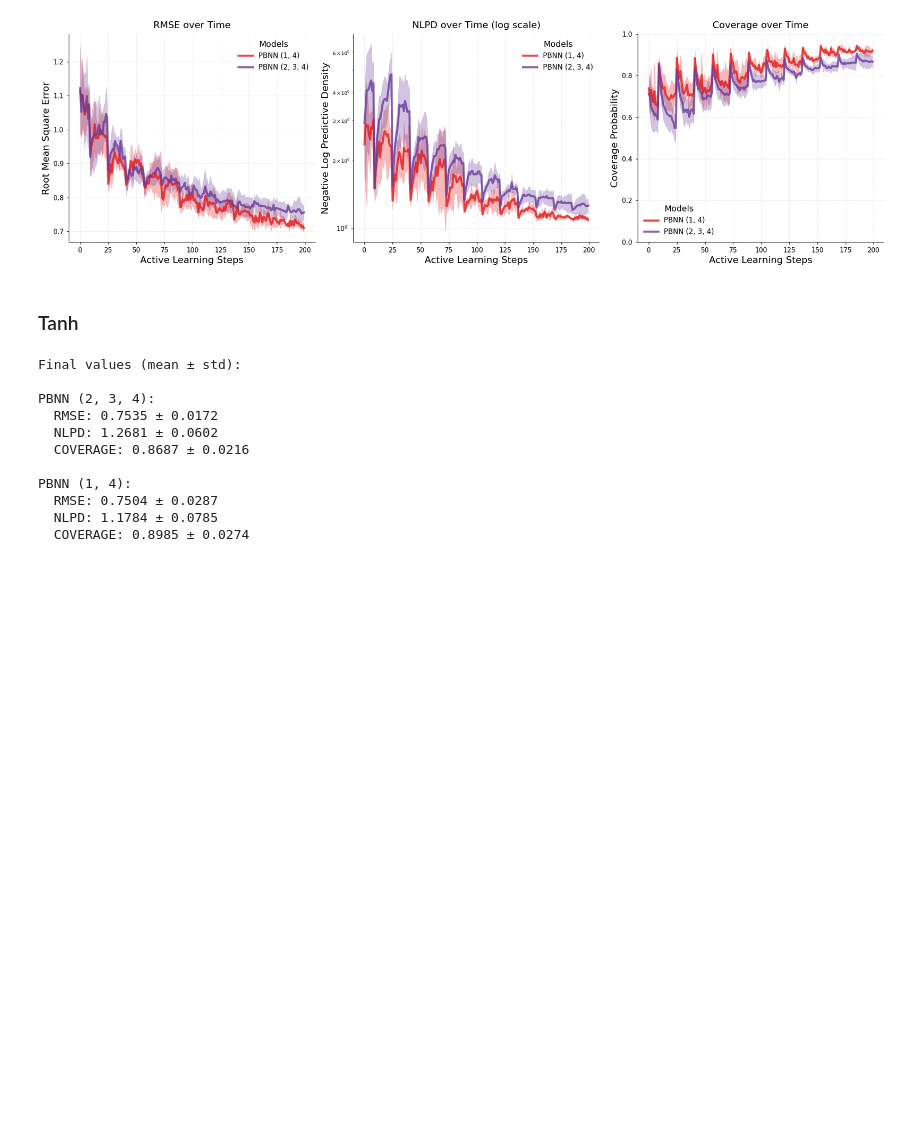
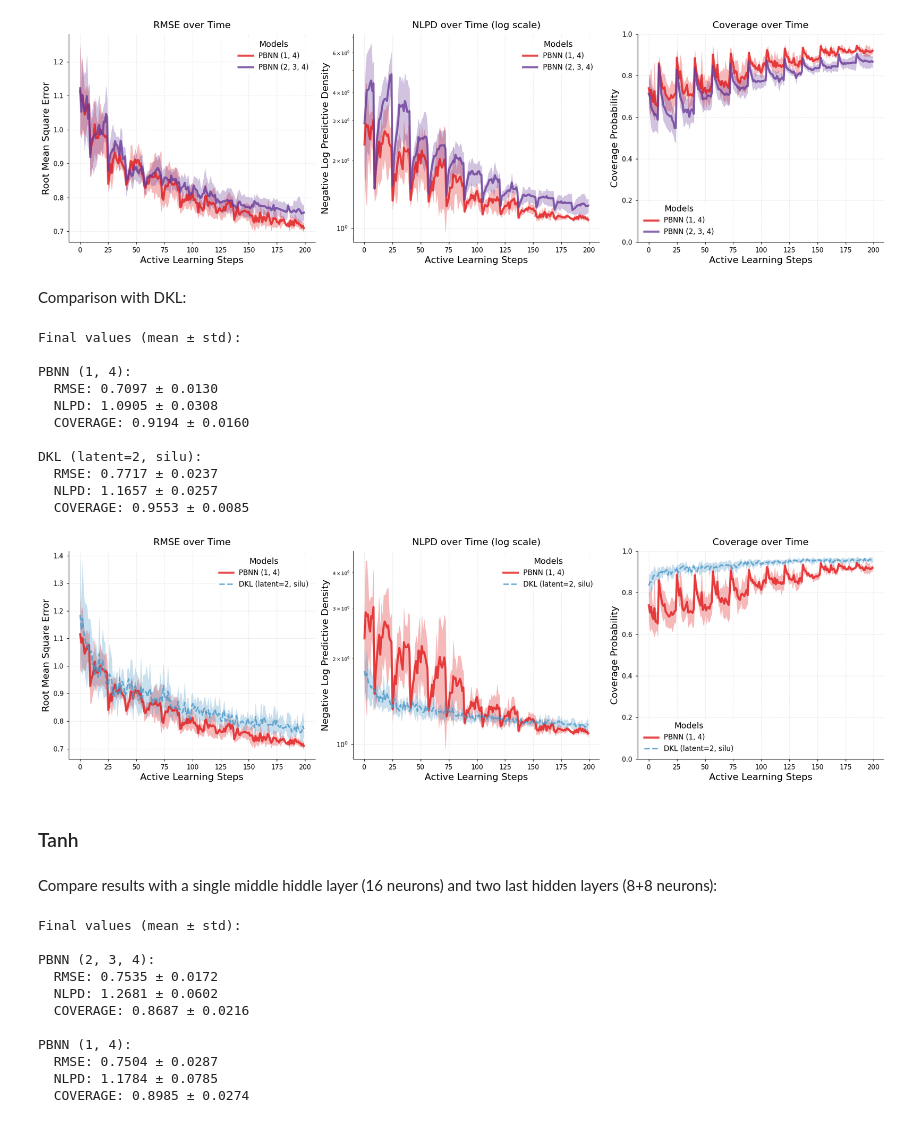
Before and after one commit to ziatdinovmax/NeuroBayes, a Jupyter notebook: active_learning_scripts/esol/viz.ipynb, the cells around one changed output. Saved outputs shown, nothing was run; the diff lists cells and outputs as text; code cells hidden in the pictures; blank space fills up the shorter version.

```diff
--- a/active_learning_scripts/esol/viz.ipynb
+++ b/active_learning_scripts/esol/viz.ipynb
@@ -379,8 +408,39 @@ PBNN (2, 3, 4):
   NLPD: 1.2595 ± 0.0947
   COVERAGE: 0.8676 ± 0.0287
 [figure]
+# %% [markdown]
+Comparison with DKL:
+# %%
+pbnn_files = [
+    'results/pbnn321688/esol_probdense1-dense4_steps200_epochs2000_lr0.005_20241202_064817.pkl',
+]
+
+dkl_files = [
+    'results/dkl321688/esol_dkl_comparison_latent2_silu_20241206_013705.pkl'
+]
+
+plot_comparison(
+    pbnn_files=pbnn_files,
+    dkl_files=dkl_files,
+    save_path='comparison_plot-dkl-pbnn321688-silu.png'
+);
+# %% [output]
+Final values (mean ± std):
+
+PBNN (1, 4):
+  RMSE: 0.7097 ± 0.0130
+  NLPD: 1.0905 ± 0.0308
+  COVERAGE: 0.9194 ± 0.0160
+
+DKL (latent=2, silu):
+  RMSE: 0.7717 ± 0.0237
+  NLPD: 1.1657 ± 0.0257
+  COVERAGE: 0.9553 ± 0.0085
+[figure, added]
 # %% [markdown]
 ### Tanh
+# %% [markdown]
+Compare results with a single middle hiddle layer (16 neurons) and two last hidden layers (8+8 neurons):
 # %%
 pbnn_files = [
     'results/pbnn321688/esol_probdense1-dense4_steps200_epochs2000_lr0.005_20241201_193626.pkl',
```
Also changed, not shown: parts of 6 cells of this notebook, 3 other files.
